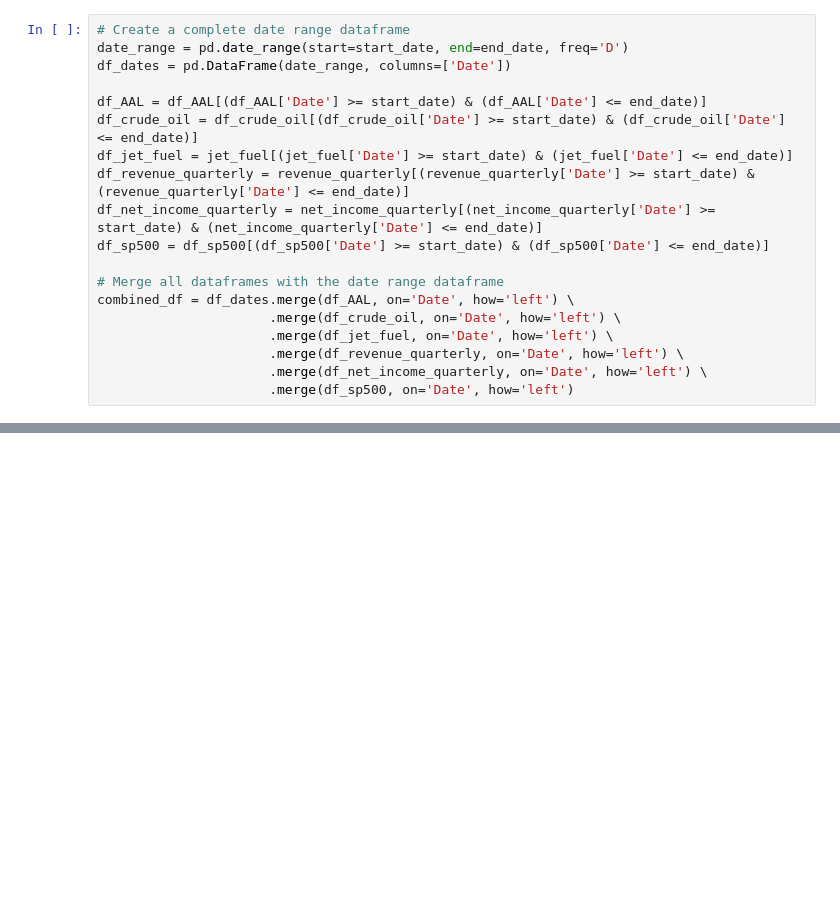
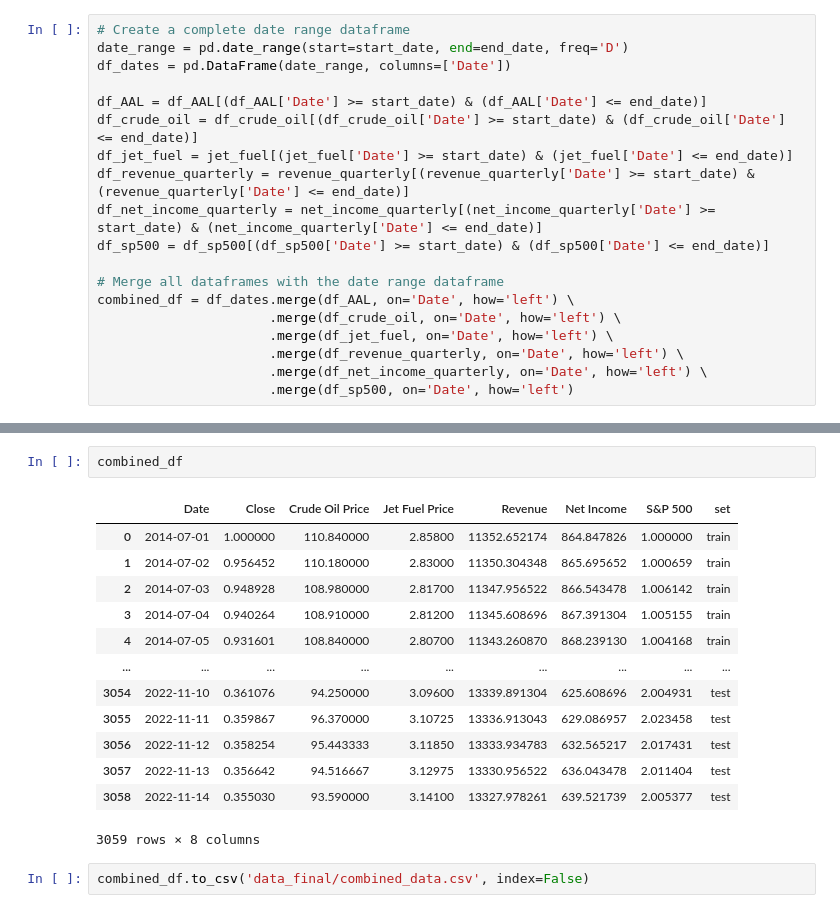
Before and after one commit to wr0om/FintechProject, a Jupyter notebook: EDA_final.ipynb, the cells around one changed output, grey strips where cells are left out. Cells and saved outputs as stored; diff of their text form; blank space fills up the shorter version.

```diff
--- a/EDA_final.ipynb
+++ b/EDA_final.ipynb
@@ -376,0 +418,18 @@ plt.show()
+# %%
+combined_df
+# %% [output]
+|  | Date | Close | Crude Oil Price | Jet Fuel Price | Revenue | Net Income | S&P 500 | set |
+| 0 | 2014-07-01 | 1.000000 | 110.840000 | 2.85800 | 11352.652174 | 864.847826 | 1.000000 | train |
+| 1 | 2014-07-02 | 0.956452 | 110.180000 | 2.83000 | 11350.304348 | 865.695652 | 1.000659 | train |
+| 2 | 2014-07-03 | 0.948928 | 108.980000 | 2.81700 | 11347.956522 | 866.543478 | 1.006142 | train |
+| 3 | 2014-07-04 | 0.940264 | 108.910000 | 2.81200 | 11345.608696 | 867.391304 | 1.005155 | train |
+| 4 | 2014-07-05 | 0.931601 | 108.840000 | 2.80700 | 11343.260870 | 868.239130 | 1.004168 | train |
+| ... | ... | ... | ... | ... | ... | ... | ... | ... |
+| 3054 | 2022-11-10 | 0.361076 | 94.250000 | 3.09600 | 13339.891304 | 625.608696 | 2.004931 | test |
+| 3055 | 2022-11-11 | 0.359867 | 96.370000 | 3.10725 | 13336.913043 | 629.086957 | 2.023458 | test |
+| 3056 | 2022-11-12 | 0.358254 | 95.443333 | 3.11850 | 13333.934783 | 632.565217 | 2.017431 | test |
+| 3057 | 2022-11-13 | 0.356642 | 94.516667 | 3.12975 | 13330.956522 | 636.043478 | 2.011404 | test |
+| 3058 | 2022-11-14 | 0.355030 | 93.590000 | 3.14100 | 13327.978261 | 639.521739 | 2.005377 | test |
+3059 rows × 8 columns
+# %%
+combined_df.to_csv('data_final/combined_data.csv', index=False)
```
Also changed, not shown: parts of 9 cells of this notebook, 2 other files.
